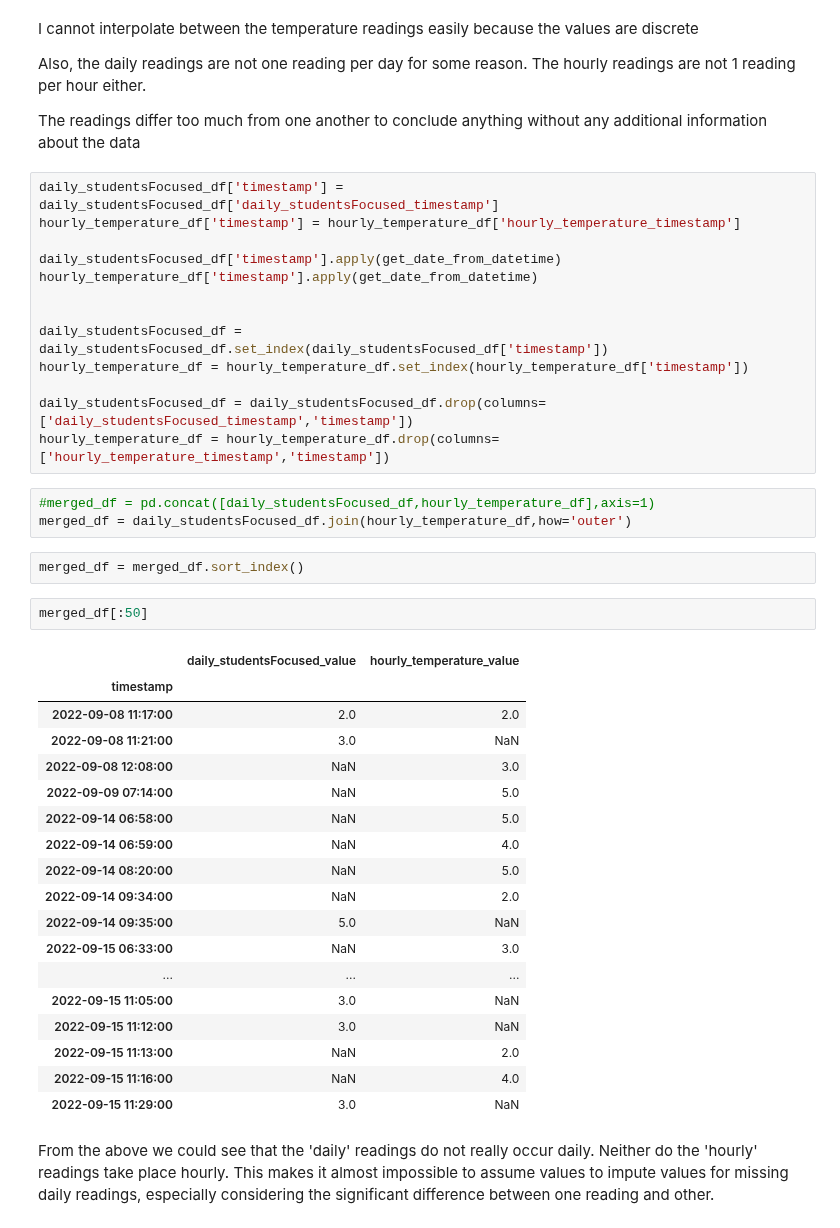
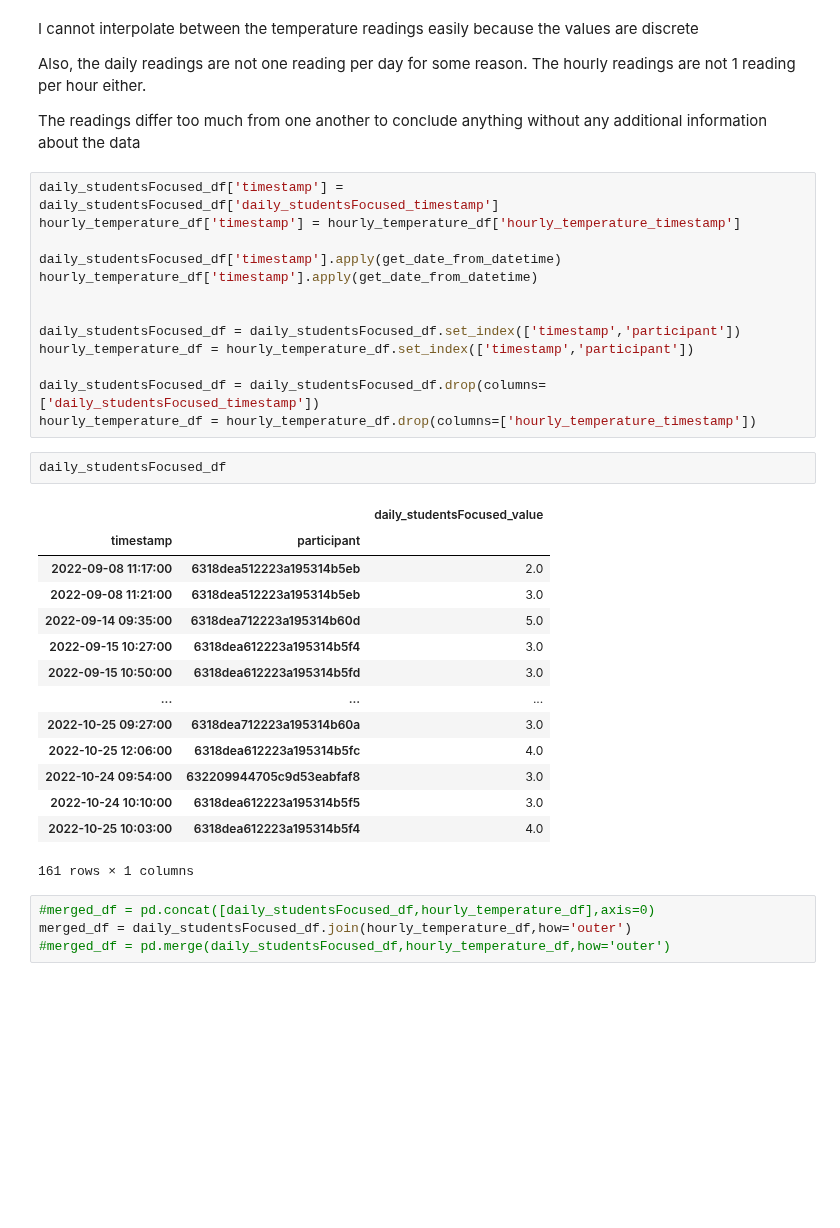
Before and after one commit to tug-cps/SchoolFeedback, a Jupyter notebook: notebooks/aligning_daily_hourly_data.ipynb, the cells around one changed output. Drawn from its saved outputs; the diff is of its cells as text; blank space fills up the shorter version.

```diff
--- a/notebooks/aligning_daily_hourly_data.ipynb
+++ b/notebooks/aligning_daily_hourly_data.ipynb
@@ -121,36 +121,29 @@ daily_studentsFocused_df['timestamp'].apply(get_date_from_datetime)
 hourly_temperature_df['timestamp'].apply(get_date_from_datetime)
 
 
-daily_studentsFocused_df = daily_studentsFocused_df.set_index(daily_studentsFocused_df['timestamp'])
-hourly_temperature_df = hourly_temperature_df.set_index(hourly_temperature_df['timestamp'])
+daily_studentsFocused_df = daily_studentsFocused_df.set_index(['timestamp','participant'])
+hourly_temperature_df = hourly_temperature_df.set_index(['timestamp','participant'])
 
-daily_studentsFocused_df = daily_studentsFocused_df.drop(columns=['daily_studentsFocused_timestamp','timestamp'])
-hourly_temperature_df = hourly_temperature_df.drop(columns=['hourly_temperature_timestamp','timestamp'])
+daily_studentsFocused_df = daily_studentsFocused_df.drop(columns=['daily_studentsFocused_timestamp'])
+hourly_temperature_df = hourly_temperature_df.drop(columns=['hourly_temperature_timestamp'])
+# %%
+daily_studentsFocused_df
+# %% [output]
+|  |  | daily_studentsFocused_value |
+| timestamp | participant |  |
+| 2022-09-08 11:17:00 | 6318dea512223a195314b5eb | 2.0 |
+| 2022-09-08 11:21:00 | 6318dea512223a195314b5eb | 3.0 |
+| 2022-09-14 09:35:00 | 6318dea712223a195314b60d | 5.0 |
+| 2022-09-15 10:27:00 | 6318dea612223a195314b5f4 | 3.0 |
+| 2022-09-15 10:50:00 | 6318dea612223a195314b5fd | 3.0 |
+| ... | ... | ... |
+| 2022-10-25 09:27:00 | 6318dea712223a195314b60a | 3.0 |
+| 2022-10-25 12:06:00 | 6318dea612223a195314b5fc | 4.0 |
+| 2022-10-24 09:54:00 | 632209944705c9d53eabfaf8 | 3.0 |
+| 2022-10-24 10:10:00 | 6318dea612223a195314b5f5 | 3.0 |
+| 2022-10-25 10:03:00 | 6318dea612223a195314b5f4 | 4.0 |
+161 rows × 1 columns
 # %%
-#merged_df = pd.concat([daily_studentsFocused_df,hourly_temperature_df],axis=1)
+#merged_df = pd.concat([daily_studentsFocused_df,hourly_temperature_df],axis=0)
 merged_df = daily_studentsFocused_df.join(hourly_temperature_df,how='outer')
+#merged_df = pd.merge(daily_studentsFocused_df,hourly_temperature_df,how='outer')
-# %%
-merged_df = merged_df.sort_index()
-# %%
-merged_df[:50]
-# %% [output]
-|  | daily_studentsFocused_value | hourly_temperature_value |
-| timestamp |  |  |
-| 2022-09-08 11:17:00 | 2.0 | 2.0 |
-| 2022-09-08 11:21:00 | 3.0 | NaN |
-| 2022-09-08 12:08:00 | NaN | 3.0 |
-| 2022-09-09 07:14:00 | NaN | 5.0 |
-| 2022-09-14 06:58:00 | NaN | 5.0 |
-| 2022-09-14 06:59:00 | NaN | 4.0 |
-| 2022-09-14 08:20:00 | NaN | 5.0 |
-| 2022-09-14 09:34:00 | NaN | 2.0 |
-| 2022-09-14 09:35:00 | 5.0 | NaN |
-| 2022-09-15 06:33:00 | NaN | 3.0 |
-| ... | ... | ... |
-| 2022-09-15 11:05:00 | 3.0 | NaN |
-| 2022-09-15 11:12:00 | 3.0 | NaN |
-| 2022-09-15 11:13:00 | NaN | 2.0 |
-| 2022-09-15 11:16:00 | NaN | 4.0 |
-| 2022-09-15 11:29:00 | 3.0 | NaN |
-# %% [markdown]
-From the above we could see that the 'daily' readings do not really occur daily. Neither do the 'hourly' readings take place hourly. This makes it almost impossible to assume values to impute values for missing daily readings, especially considering the significant difference between one reading and other.
```
Also changed, not shown: parts of 6 cells of this notebook.
